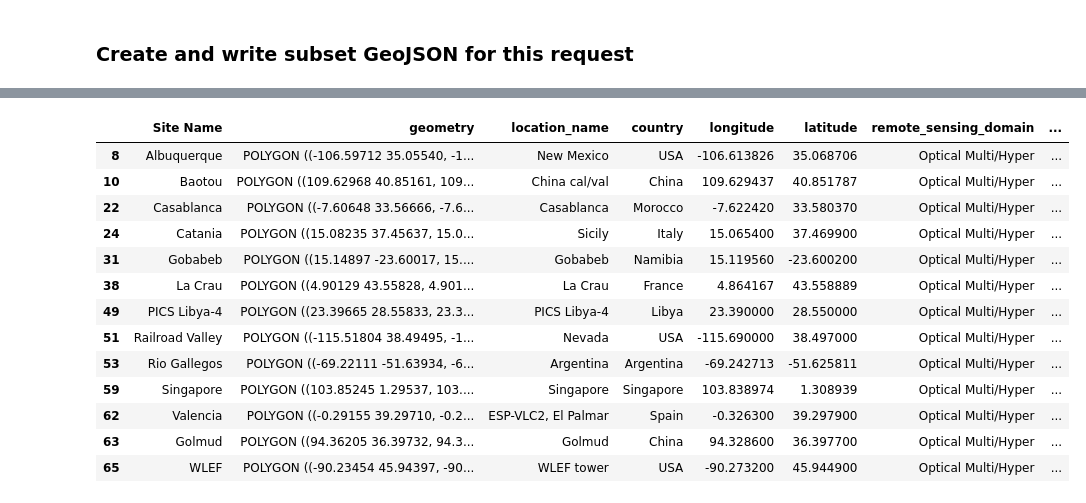
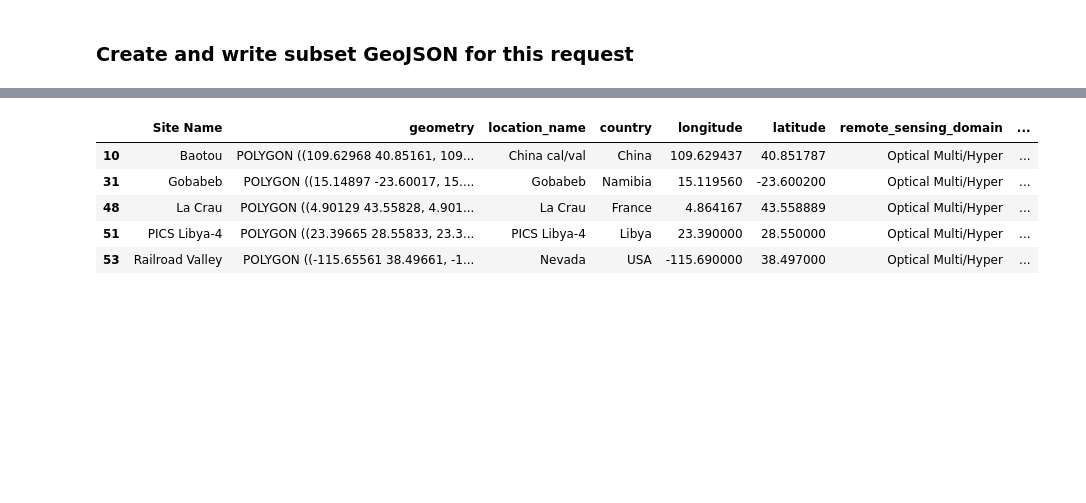
Before and after one commit to pahbs/csda_summaries, a Jupyter notebook: notebooks/prepare_request_sites.ipynb, the cells around one changed output, grey strips where cells are left out. Drawn from its saved outputs; the diff is of its cells as text; code cells hidden in the pictures; blank space fills up the shorter version.

Commit message:
created airbus sites request geojson

```diff
--- a/notebooks/prepare_request_sites.ipynb
+++ b/notebooks/prepare_request_sites.ipynb
@@ -580,17 +614,9 @@ sites_subset.columns.to_list()
 # %%
-sites_subset
+#sites_subset.head()
 # %% [output]
 |  | Site Name | geometry | location_name | country | longitude | latitude | remote_sensing_domain | ... |
-| 8 | Albuquerque | POLYGON ((-106.59712 35.05540, -1... | New Mexico | USA | -106.613826 | 35.068706 | Optical Multi/Hyper | ... |
 | 10 | Baotou | POLYGON ((109.62968 40.85161, 109... | China cal/val | China | 109.629437 | 40.851787 | Optical Multi/Hyper | ... |
-| 22 | Casablanca | POLYGON ((-7.60648 33.56666, -7.6... | Casablanca | Morocco | -7.622420 | 33.580370 | Optical Multi/Hyper | ... |
-| 24 | Catania | POLYGON ((15.08235 37.45637, 15.0... | Sicily | Italy | 15.065400 | 37.469900 | Optical Multi/Hyper | ... |
 | 31 | Gobabeb | POLYGON ((15.14897 -23.60017, 15.... | Gobabeb | Namibia | 15.119560 | -23.600200 | Optical Multi/Hyper | ... |
-| 38 | La Crau | POLYGON ((4.90129 43.55828, 4.901... | La Crau | France | 4.864167 | 43.558889 | Optical Multi/Hyper | ... |
-| 49 | PICS Libya-4 | POLYGON ((23.39665 28.55833, 23.3... | PICS Libya-4 | Libya | 23.390000 | 28.550000 | Optical Multi/Hyper | ... |
-| 51 | Railroad Valley | POLYGON ((-115.51804 38.49495, -1... | Nevada | USA | -115.690000 | 38.497000 | Optical Multi/Hyper | ... |
-| 53 | Rio Gallegos | POLYGON ((-69.22111 -51.63934, -6... | Argentina | Argentina | -69.242713 | -51.625811 | Optical Multi/Hyper | ... |
-| 59 | Singapore | POLYGON ((103.85245 1.29537, 103.... | Singapore | Singapore | 103.838974 | 1.308939 | Optical Multi/Hyper | ... |
-| 62 | Valencia | POLYGON ((-0.29155 39.29710, -0.2... | ESP-VLC2, El Palmar | Spain | -0.326300 | 39.297900 | Optical Multi/Hyper | ... |
-| 63 | Golmud | POLYGON ((94.36205 36.39732, 94.3... | Golmud | China | 94.328600 | 36.397700 | Optical Multi/Hyper | ... |
-| 65 | WLEF | POLYGON ((-90.23454 45.94397, -90... | WLEF tower | USA | -90.273200 | 45.944900 | Optical Multi/Hyper | ... |
+| 48 | La Crau | POLYGON ((4.90129 43.55828, 4.901... | La Crau | France | 4.864167 | 43.558889 | Optical Multi/Hyper | ... |
+| 51 | PICS Libya-4 | POLYGON ((23.39665 28.55833, 23.3... | PICS Libya-4 | Libya | 23.390000 | 28.550000 | Optical Multi/Hyper | ... |
+| 53 | Railroad Valley | POLYGON ((-115.65561 38.49661, -1... | Nevada | USA | -115.690000 | 38.497000 | Optical Multi/Hyper | ... |
```
Also changed, not shown: parts of 12 cells of this notebook, 1 other file.
